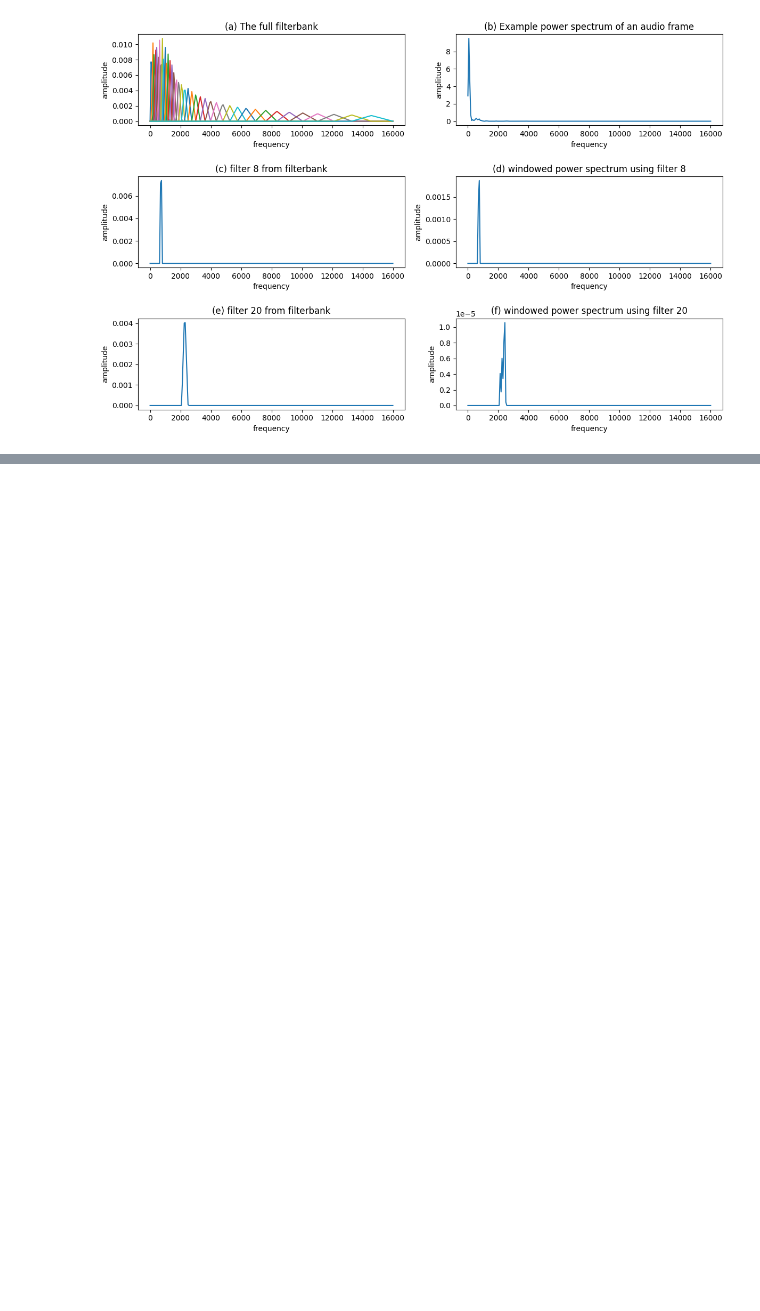
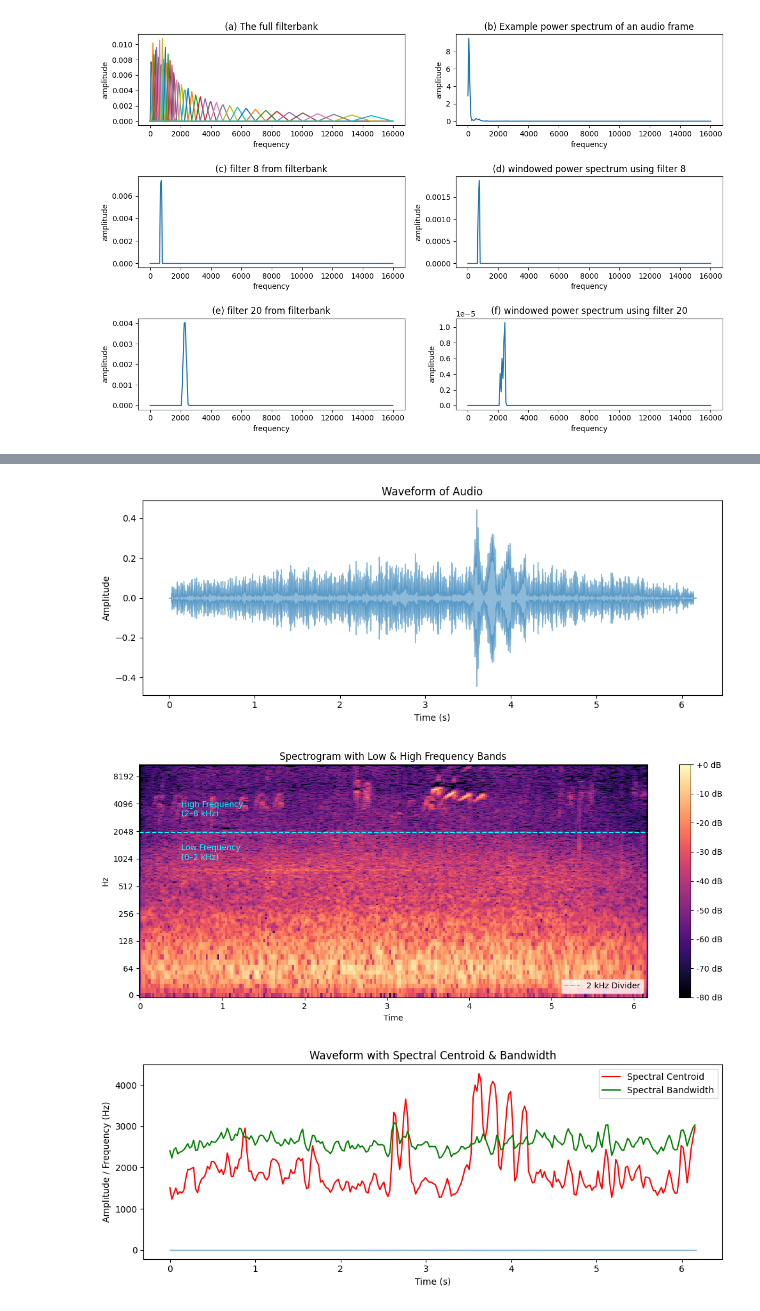
Before and after one commit to Techworld108/bird-sounds-species-classify-DL, a Jupyter notebook: feature-extraction.ipynb, the cells around one changed output, grey strips where cells are left out. Cells and saved outputs as stored; diff of their text form; code cells hidden in the pictures; blank space fills up the shorter version.

```diff
--- a/feature-extraction.ipynb
+++ b/feature-extraction.ipynb
@@ -168,0 +231,58 @@ plt.show()
+# %%
+import librosa
+import librosa.display
+import matplotlib.pyplot as plt
+import numpy as np
+
+# Load the audio file
+audio_path = "train_audio/comsan/XC113844.ogg"  # Update path if needed
+y, sr = librosa.load(audio_path, sr=22050)
+
+# Plot waveform
+plt.figure(figsize=(10, 4))
+librosa.display.waveshow(y, sr=sr, alpha=0.5)
+plt.title("Waveform of Audio")
+plt.xlabel("Time (s)")
+plt.ylabel("Amplitude")
+plt.tight_layout()
+plt.show()
+
+# Calculate and plot spectrogram
+plt.figure(figsize=(12, 5))
+D = librosa.amplitude_to_db(np.abs(librosa.stft(y)), ref=np.max)
+librosa.display.specshow(D, sr=sr, x_axis='time', y_axis='log', cmap='magma')
+plt.colorbar(format='%+2.0f dB')
+plt.title("Spectrogram with Low & High Frequency Bands")
+
+# Add horizontal line at 2000 Hz to separate low/high frequencies
+plt.axhline(y=2000, color='cyan', linestyle='--', linewidth=1.5, label='2 kHz Divider')
+
+# Annotate low/high frequency areas
+plt.text(0.5, 1000, 'Low Frequency\n(0–2 kHz)', color='cyan', fontsize=10)
+plt.text(0.5, 3000, 'High Frequency\n(2–8 kHz)', color='cyan', fontsize=10)
+
+plt.legend(loc='lower right')
+plt.tight_layout()
+plt.show()
+
+# Compute spectral features
+centroid = librosa.feature.spectral_centroid(y=y, sr=sr)[0]
+bandwidth = librosa.feature.spectral_bandwidth(y=y, sr=sr)[0]
+frames = range(len(centroid))
+t = librosa.frames_to_time(frames, sr=sr)
+
+# Plot waveform with spectral centroid and bandwidth
+plt.figure(figsize=(10, 4))
+librosa.display.waveshow(y, sr=sr, alpha=0.5)
+plt.plot(t, centroid, color='r', label='Spectral Centroid')
+plt.plot(t, bandwidth, color='g', label='Spectral Bandwidth')
+plt.title("Waveform with Spectral Centroid & Bandwidth")
+plt.xlabel("Time (s)")
+plt.ylabel("Amplitude / Frequency (Hz)")
+plt.legend()
+plt.tight_layout()
+plt.show()
+# %% [output]
+[figure, added]
+[figure, added]
+[figure, added]
```
Also changed, not shown: parts of 6 cells of this notebook.
